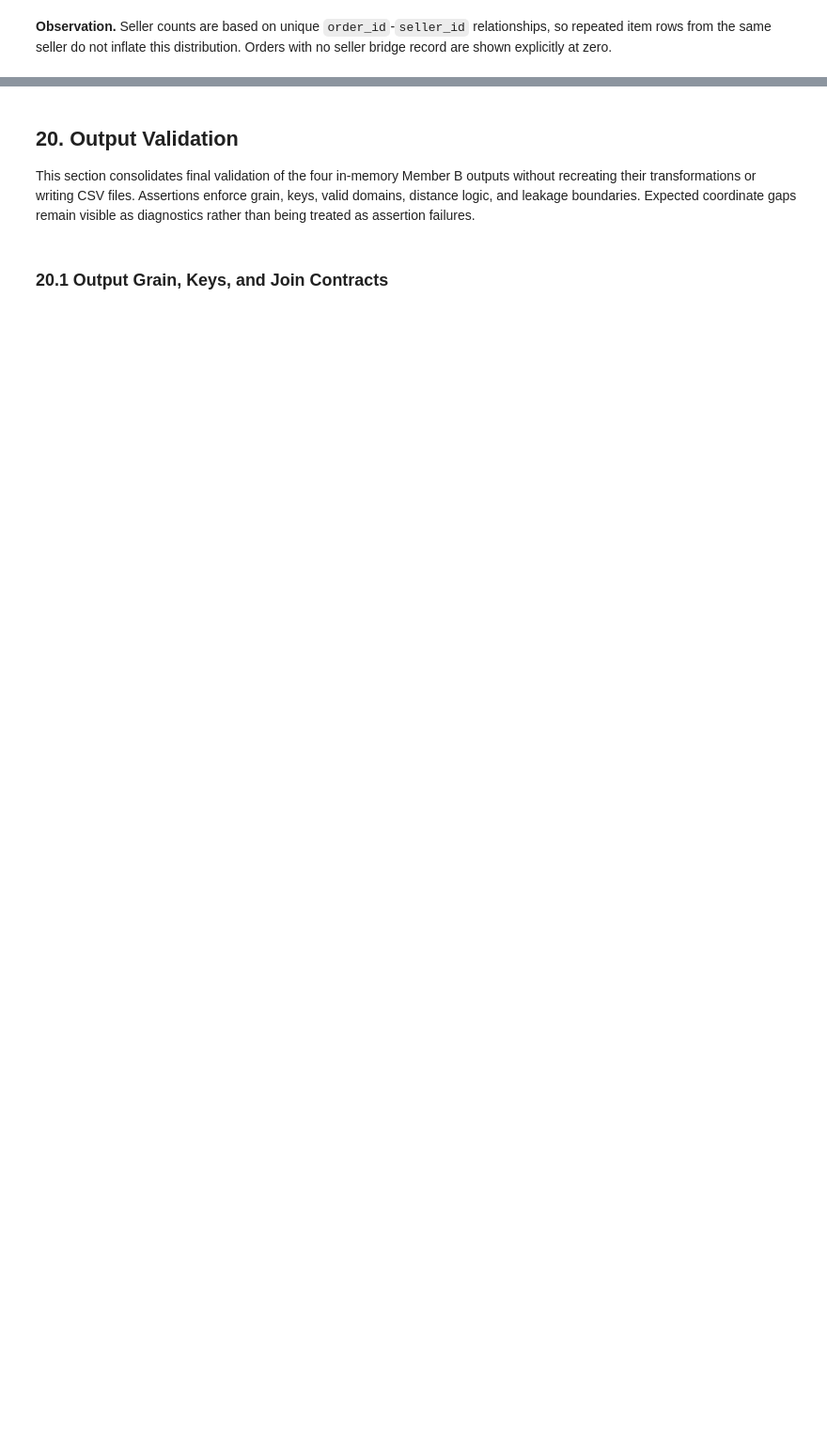
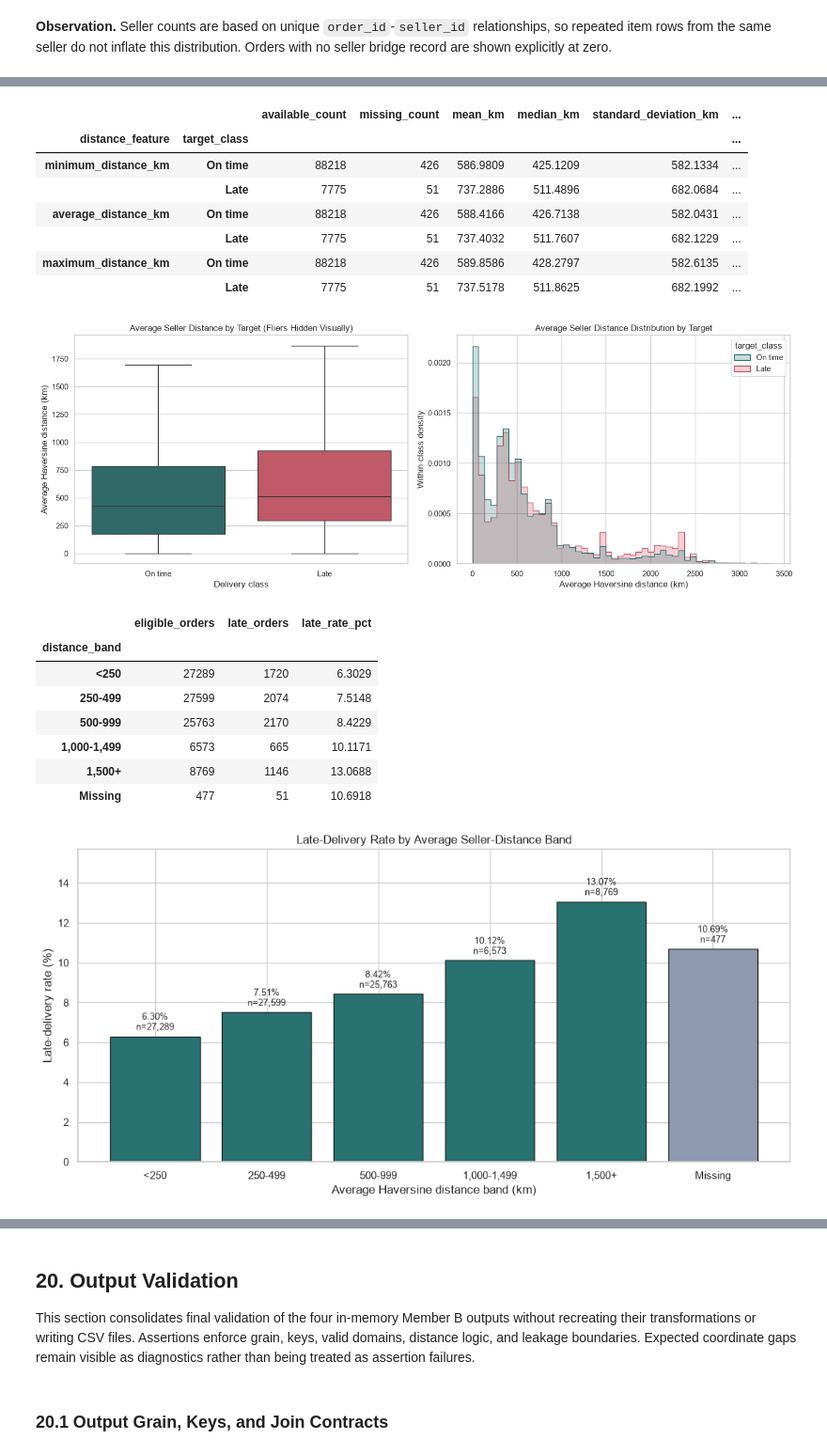
Before and after one commit to subhani257/Olist-late-delivery-prediction, a Jupyter notebook: notebooks/02_customer_seller_geo_eda_preprocessing.ipynb, the cells around one changed output, grey strips where cells are left out. Shown at 94% size. Drawn from its saved outputs; the diff is of its cells as text; code cells hidden in the pictures; blank space fills up the shorter version.

```diff
--- a/notebooks/02_customer_seller_geo_eda_preprocessing.ipynb
+++ b/notebooks/02_customer_seller_geo_eda_preprocessing.ipynb
@@ -1766,0 +1943,37 @@ Target-based comparisons are intentionally deferred until Member A supplies the
+# %%
+distance_columns_target=["minimum_distance_km","average_distance_km","maximum_distance_km"]
+rows=[]
+for column in distance_columns_target:
+    for value,label in [(0,"On time"),(1,"Late")]:
+        series=geo_target_eda.loc[geo_target_eda["is_late_delivery"].eq(value),column]; available=series.dropna()
+        rows.append({"distance_feature":column,"target_class":label,"available_count":len(available),"missing_count":int(series.isna().sum()),"mean_km":available.mean(),"median_km":available.median(),"standard_deviation_km":available.std(),"q1_km":available.quantile(.25),"q3_km":available.quantile(.75)})
+distance_target_summary=pd.DataFrame(rows).set_index(["distance_feature","target_class"]); display(distance_target_summary)
+plot=geo_target_eda[["is_late_delivery","average_distance_km"]].dropna().copy(); plot["target_class"]=plot["is_late_delivery"].map({0:"On time",1:"Late"})
+fig,axes=plt.subplots(1,2,figsize=(15,5.5))
+sns.boxplot(data=plot,x="target_class",y="average_distance_km",order=["On time","Late"],showfliers=False,palette={"On time":PRIMARY_COLOR,"Late":SECONDARY_COLOR},hue="target_class",legend=False,ax=axes[0]); axes[0].set(title="Average Seller Distance by Target (Fliers Hidden Visually)",xlabel="Delivery class",ylabel="Average Haversine distance (km)")
+sns.histplot(data=plot,x="average_distance_km",hue="target_class",hue_order=["On time","Late"],bins=50,stat="density",common_norm=False,element="step",palette={"On time":PRIMARY_COLOR,"Late":SECONDARY_COLOR},ax=axes[1]); axes[1].set(title="Average Seller Distance Distribution by Target",xlabel="Average Haversine distance (km)",ylabel="Within-class density")
+plt.tight_layout(); plt.show(); plt.close(fig)
+band_order=["<250","250-499","500-999","1,000-1,499","1,500+","Missing"]
+bands=pd.cut(geo_target_eda["average_distance_km"],bins=[-np.inf,250,500,1000,1500,np.inf],labels=band_order[:-1],right=False).astype("string").fillna("Missing")
+distance_band_target_summary=geo_target_eda.assign(distance_band=bands).groupby("distance_band",observed=False)["is_late_delivery"].agg(eligible_orders="size",late_orders="sum",late_rate="mean").reindex(band_order); distance_band_target_summary["late_rate_pct"]=distance_band_target_summary.pop("late_rate")*100; display(distance_band_target_summary)
+fig,ax=plt.subplots(figsize=(11,5.5)); bars=ax.bar(distance_band_target_summary.index,distance_band_target_summary["late_rate_pct"],color=[PRIMARY_COLOR]*5+["#8D99AE"],edgecolor=EDGE_COLOR)
+ax.bar_label(bars,labels=[f"{r:.2f}%\nn={n:,}" for r,n in zip(distance_band_target_summary["late_rate_pct"],distance_band_target_summary["eligible_orders"])],padding=4,fontsize=9); ax.set(title="Late-Delivery Rate by Average Seller-Distance Band",xlabel="Average Haversine distance band (km)",ylabel="Late-delivery rate (%)"); ax.margins(y=.2); plt.tight_layout(); plt.show(); plt.close(fig)
+# %% [output]
+|  |  | available_count | missing_count | mean_km | median_km | standard_deviation_km | ... |
+| distance_feature | target_class |  |  |  |  |  | ... |
+| minimum_distance_km | On time | 88218 | 426 | 586.9809 | 425.1209 | 582.1334 | ... |
+|  | Late | 7775 | 51 | 737.2886 | 511.4896 | 682.0684 | ... |
+| average_distance_km | On time | 88218 | 426 | 588.4166 | 426.7138 | 582.0431 | ... |
+|  | Late | 7775 | 51 | 737.4032 | 511.7607 | 682.1229 | ... |
+| maximum_distance_km | On time | 88218 | 426 | 589.8586 | 428.2797 | 582.6135 | ... |
+|  | Late | 7775 | 51 | 737.5178 | 511.8625 | 682.1992 | ... |
+[figure, added]
+|  | eligible_orders | late_orders | late_rate_pct |
+| distance_band |  |  |  |
+| <250 | 27289 | 1720 | 6.3029 |
+| 250-499 | 27599 | 2074 | 7.5148 |
+| 500-999 | 25763 | 2170 | 8.4229 |
+| 1,000-1,499 | 6573 | 665 | 10.1171 |
+| 1,500+ | 8769 | 1146 | 13.0688 |
+| Missing | 477 | 51 | 10.6918 |
+[figure, added]
```
Also changed, not shown: parts of 31 cells of this notebook, 1 other file.
